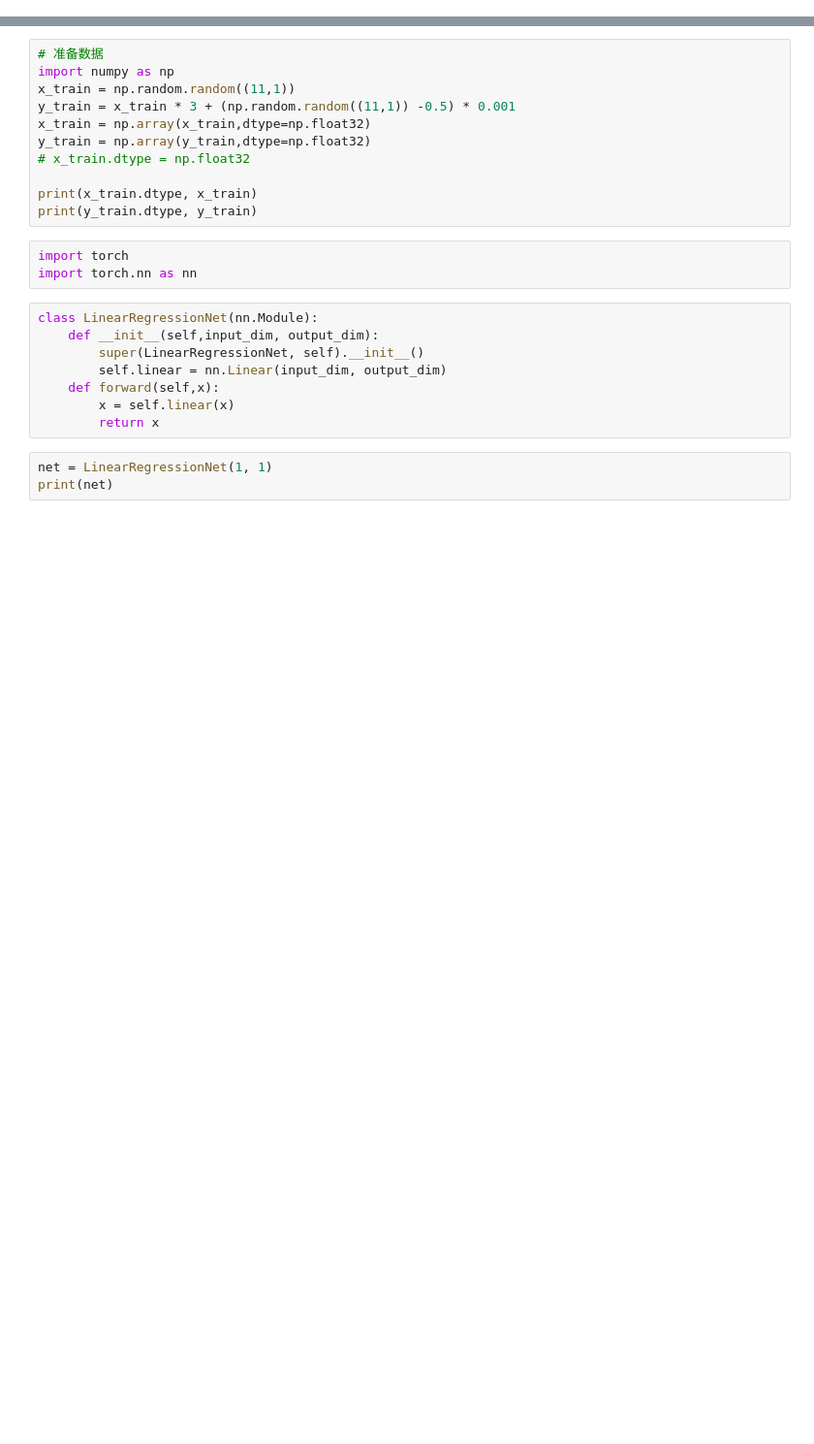
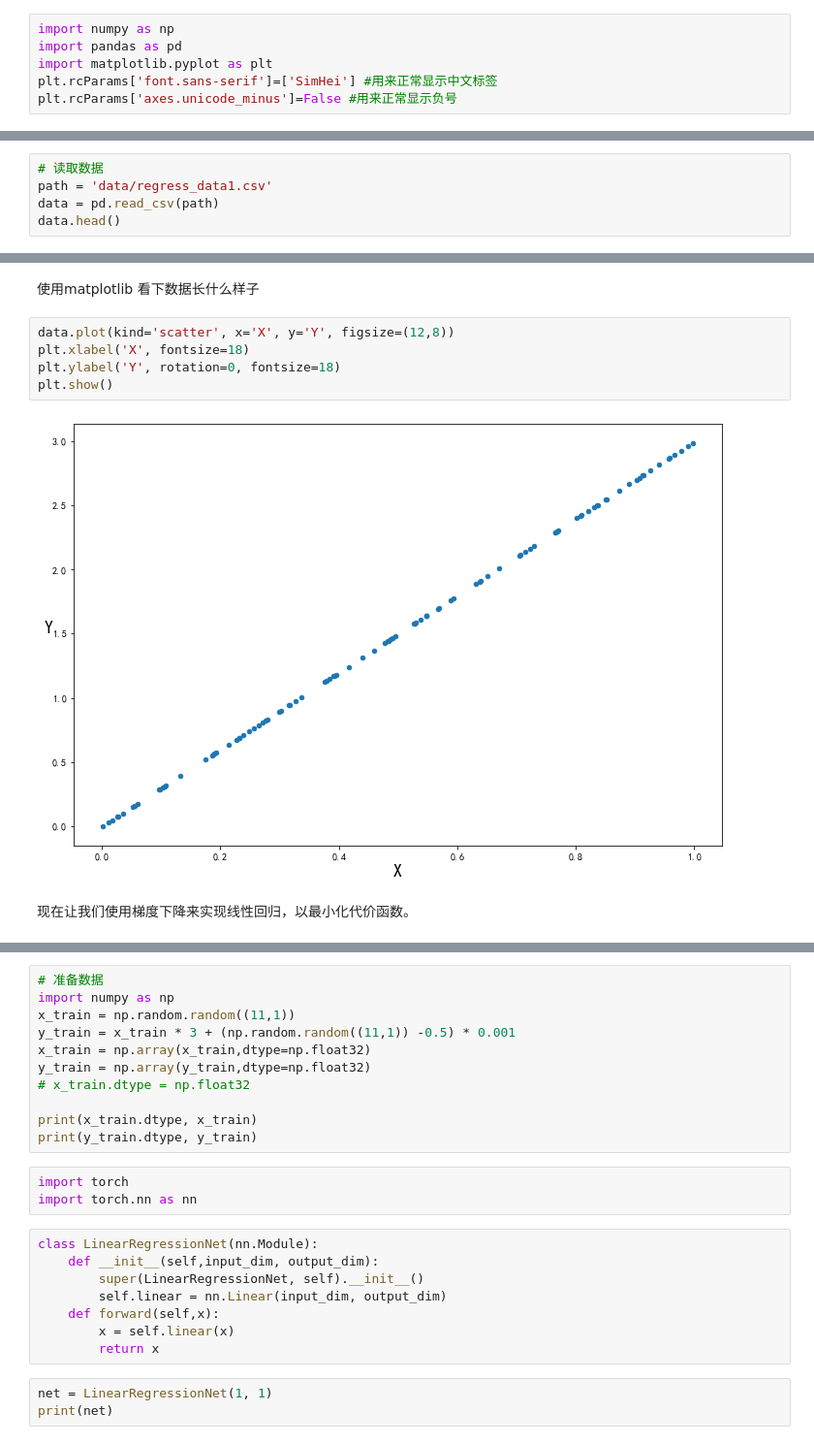
Before and after one commit to edgardeng/machine-learning-pytorch, a Jupyter notebook: part02-machine-learning/2_1_linear_regression.ipynb, the cells around one changed output, grey strips where cells are left out. Shown at 97% size. Cells and saved outputs as stored; diff of their text form; blank space fills up the shorter version.

```diff
--- a/part02-machine-learning/2_1_linear_regression.ipynb
+++ b/part02-machine-learning/2_1_linear_regression.ipynb
@@ -0,0 +8,6 @@
+# %%
+import numpy as np
+import pandas as pd
+import matplotlib.pyplot as plt
+plt.rcParams['font.sans-serif']=['SimHei'] #用来正常显示中文标签
+plt.rcParams['axes.unicode_minus']=False #用来正常显示负号
@@ -0,0 +21,5 @@
+# %%
+# 读取数据
+path = 'data/regress_data1.csv'
+data = pd.read_csv(path)
+data.head()
@@ -0,0 +38,11 @@
+# %% [markdown]
+使用matplotlib 看下数据长什么样子
+# %%
+data.plot(kind='scatter', x='X', y='Y', figsize=(12,8))
+plt.xlabel('X', fontsize=18)
+plt.ylabel('Y', rotation=0, fontsize=18)
+plt.show()
+# %% [output]
+[figure, added]
+# %% [markdown]
+现在让我们使用梯度下降来实现线性回归，以最小化代价函数。
```
Also changed, not shown: parts of 41 cells of this notebook, 9 other files.
